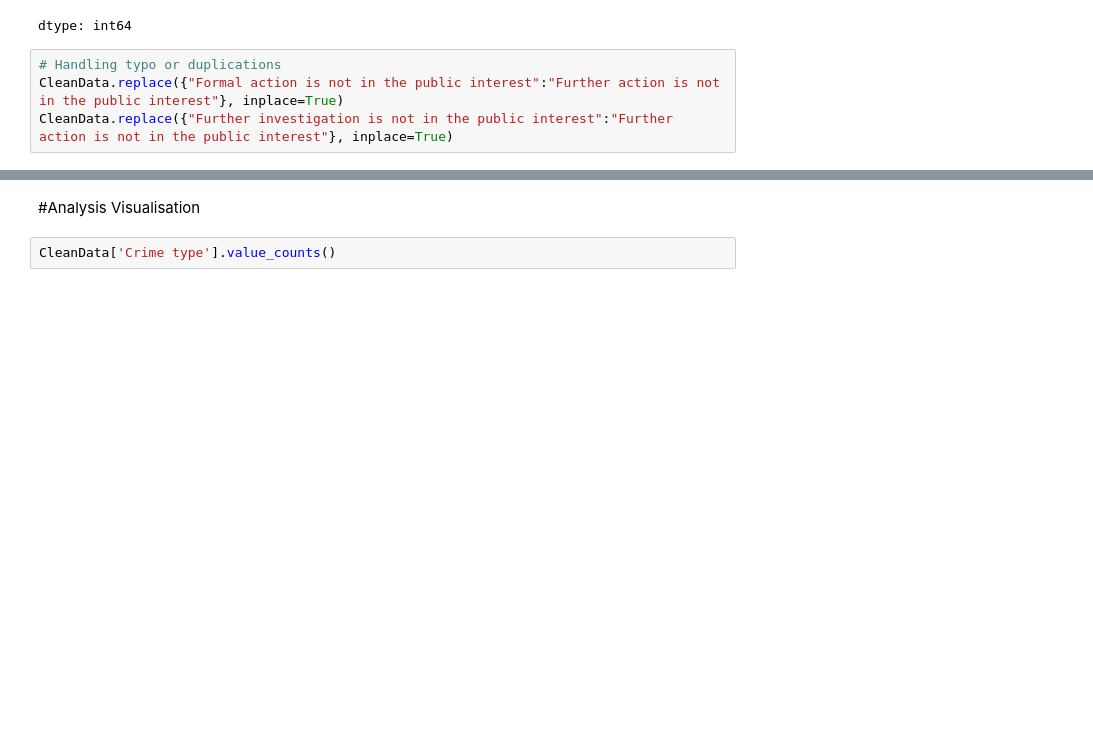
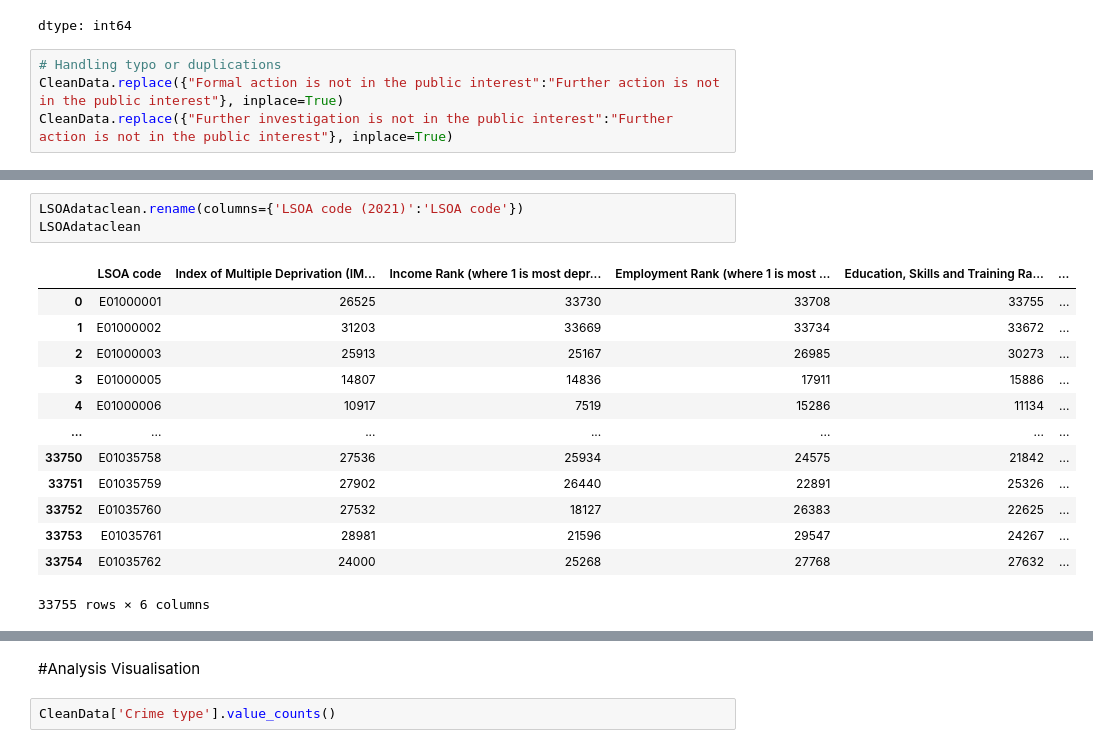
Before and after one commit to zhangwiki86-soton/L7---Data-Analysis-and-Visualisation, a Jupyter notebook: DRAFT Test Glob.ipynb, the cells around one changed output, grey strips where cells are left out. Cells and saved outputs as stored; diff of their text form; blank space fills up the shorter version.

```diff
--- a/DRAFT Test Glob.ipynb
+++ b/DRAFT Test Glob.ipynb
@@ -304,0 +361,17 @@ dtype: int64
+# %%
+LSOAdataclean.rename(columns={'LSOA code (2021)':'LSOA code'})
+LSOAdataclean
+# %% [output]
+|  | LSOA code | Index of Multiple Deprivation (IM... | Income Rank (where 1 is most depr... | Employment Rank (where 1 is most ... | Education, Skills and Training Ra... | ... |
+| 0 | E01000001 | 26525 | 33730 | 33708 | 33755 | ... |
+| 1 | E01000002 | 31203 | 33669 | 33734 | 33672 | ... |
+| 2 | E01000003 | 25913 | 25167 | 26985 | 30273 | ... |
+| 3 | E01000005 | 14807 | 14836 | 17911 | 15886 | ... |
+| 4 | E01000006 | 10917 | 7519 | 15286 | 11134 | ... |
+| ... | ... | ... | ... | ... | ... | ... |
+| 33750 | E01035758 | 27536 | 25934 | 24575 | 21842 | ... |
+| 33751 | E01035759 | 27902 | 26440 | 22891 | 25326 | ... |
+| 33752 | E01035760 | 27532 | 18127 | 26383 | 22625 | ... |
+| 33753 | E01035761 | 28981 | 21596 | 29547 | 24267 | ... |
+| 33754 | E01035762 | 24000 | 25268 | 27768 | 27632 | ... |
+33755 rows × 6 columns
```
Also changed, not shown: parts of 20 cells of this notebook.
